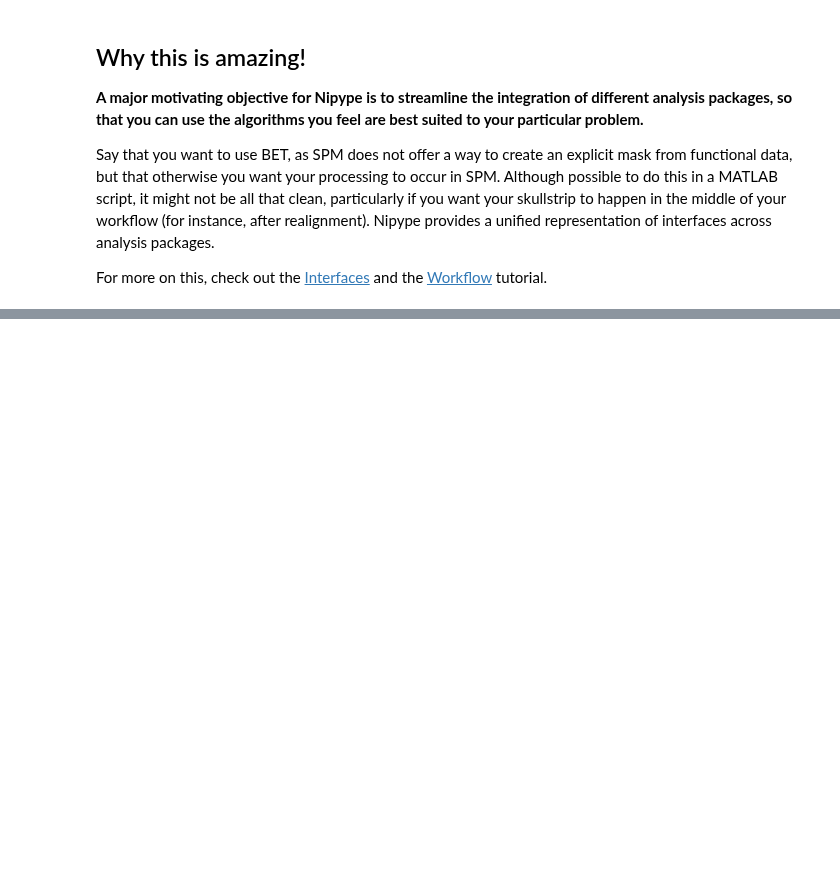
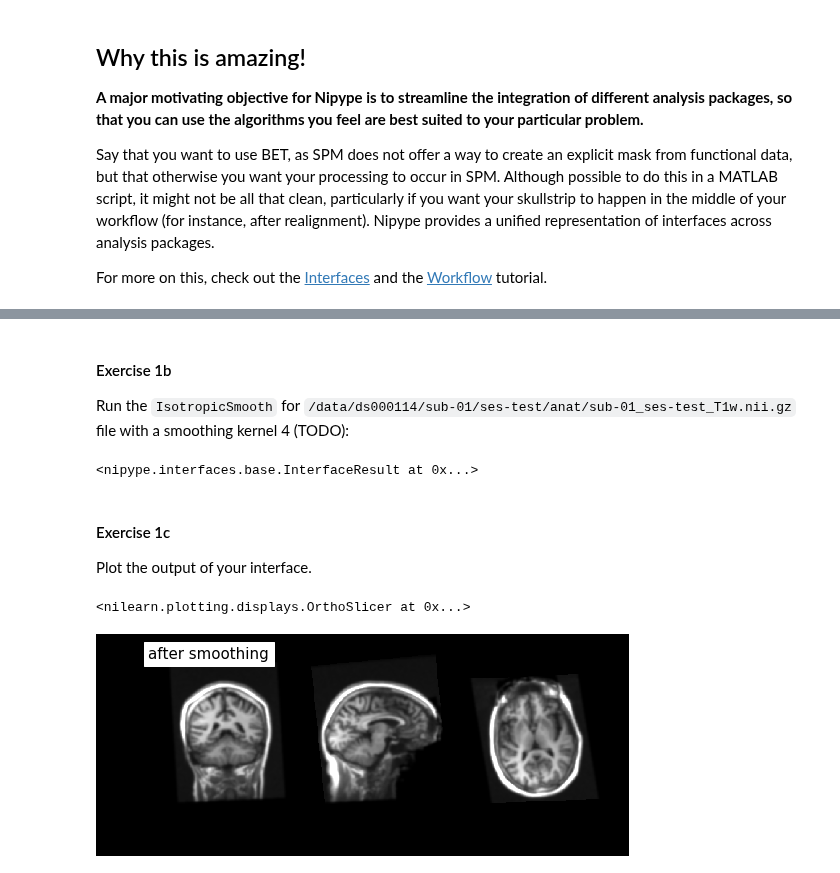
Before and after one commit to miykael/nipype_tutorial, a Jupyter notebook: notebooks/basic_interfaces.ipynb, the cells around one changed output, grey strips where cells are left out. Drawn from its saved outputs; the diff is of its cells as text; code cells hidden in the pictures; blank space fills up the shorter version.

Commit message:
adding exercises to interfaces, but without extension for now (doesnt work)

```diff
--- a/notebooks/basic_interfaces.ipynb
+++ b/notebooks/basic_interfaces.ipynb
@@ -304,0 +419,23 @@ For more on this, check out the [Interfaces](basic_interfaces.ipynb) and the [Wo
+# %% [markdown]
+#### Exercise 1b
+Run the `IsotropicSmooth` for `/data/ds000114/sub-01/ses-test/anat/sub-01_ses-test_T1w.nii.gz` file with a smoothing kernel 4 (TODO):
+# %%
+smoothing = IsotropicSmooth()
+smoothing.inputs.in_file = "/data/ds000114/sub-01/ses-test/anat/sub-01_ses-test_T1w.nii.gz"
+smoothing.inputs.fwhm = 4
+smoothing.inputs.out_file = "/output/T1w_nipype_smooth.nii.gz"
+smoothing.run()
+# %% [output]
+<nipype.interfaces.base.InterfaceResult at 0x...>
+# %% [markdown]
+#### Exercise 1c
+Plot the output of your interface.
+# %%
+# we will be using plot_anat from nilearn package
+%matplotlib inline
+from nilearn.plotting import plot_anat
+plot_anat('/output/T1w_nipype_smooth.nii.gz', title='after smoothing',
+          display_mode='ortho', dim=-1, draw_cross=False, annotate=False)
+# %% [output]
+<nilearn.plotting.displays.OrthoSlicer at 0x...>
+[figure, added]
```
Also changed, not shown: parts of 17 cells of this notebook.
